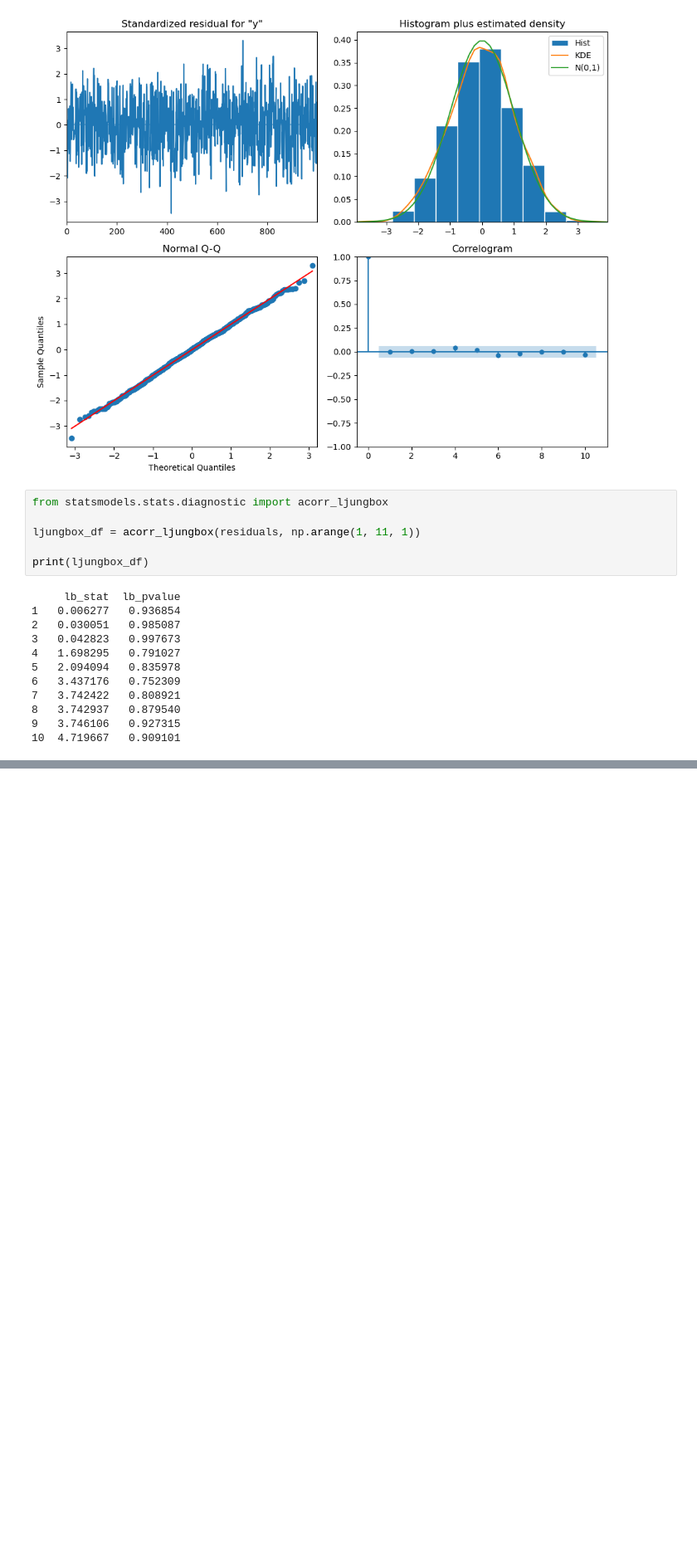
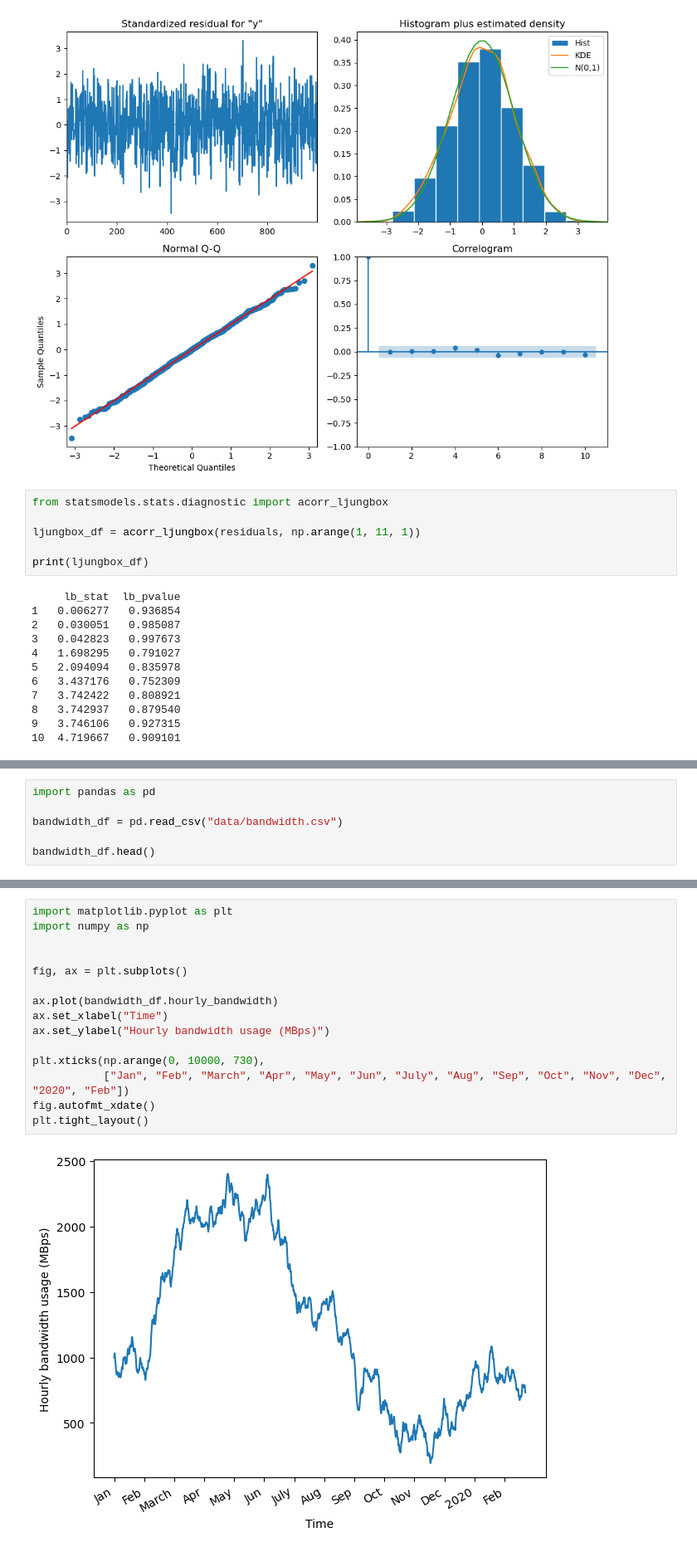
Before and after one commit to Alexa201228/timeseriesPracticeML, a Jupyter notebook: ARMA_model.ipynb, the cells around one changed output, grey strips where cells are left out. Shown: that part at 83% size. Cells and saved outputs as stored; diff of their text form; blank space fills up the shorter version.

Commit message:
Add bandwidth forecasting base

```diff
--- a/ARMA_model.ipynb
+++ b/ARMA_model.ipynb
@@ -129,0 +132,6 @@ print(ljungbox_df)
+# %%
+import pandas as pd
+
+bandwidth_df = pd.read_csv("data/bandwidth.csv")
+
+bandwidth_df.head()
@@ -129,0 +145,17 @@ print(ljungbox_df)
+# %%
+import matplotlib.pyplot as plt
+import numpy as np
+
+
+fig, ax = plt.subplots()
+
+ax.plot(bandwidth_df.hourly_bandwidth)
+ax.set_xlabel("Time")
+ax.set_ylabel("Hourly bandwidth usage (MBps)")
+
+plt.xticks(np.arange(0, 10000, 730),
+           ["Jan", "Feb", "March", "Apr", "May", "Jun", "July", "Aug", "Sep", "Oct", "Nov", "Dec", "2020", "Feb"])
+fig.autofmt_xdate()
+plt.tight_layout()
+# %% [output]
+[figure, added]
```
Also changed, not shown: parts of 12 cells of this notebook, 1 other file.
